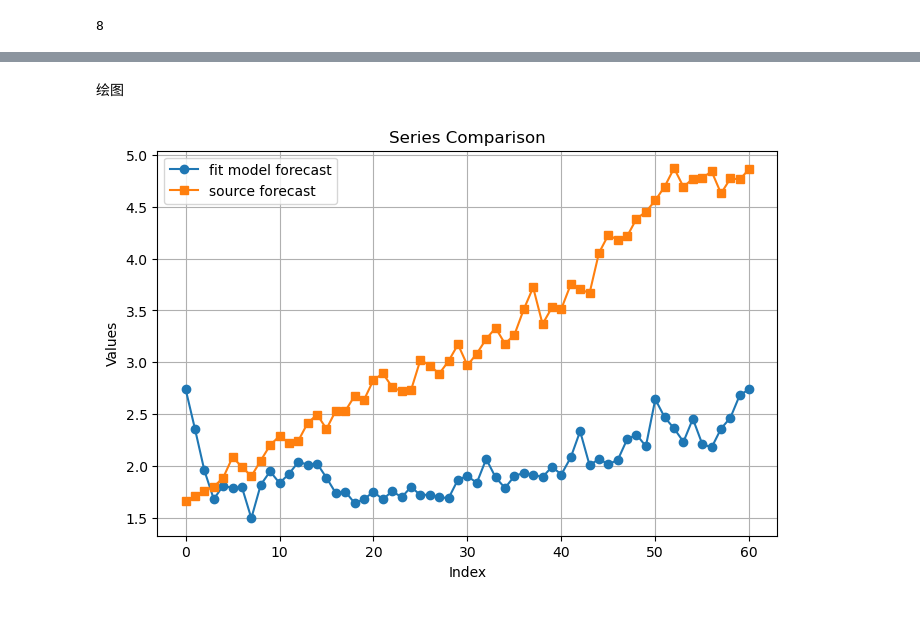
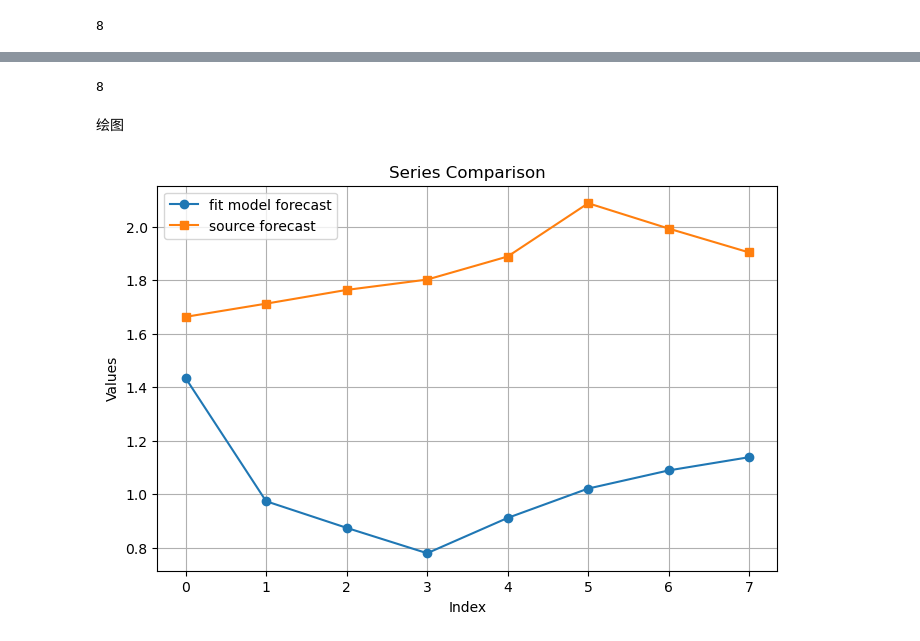
Before and after one commit to evaseemefly/MLProj, a Jupyter notebook: byJupyter/04-构建模型/04-01将数据切分后构建模型.ipynb, the cells around one changed output, grey strips where cells are left out. Drawn from its saved outputs; the diff is of its cells as text; code cells hidden in the pictures.

```diff
--- a/byJupyter/04-构建模型/04-01将数据切分后构建模型.ipynb
+++ b/byJupyter/04-构建模型/04-01将数据切分后构建模型.ipynb
@@ -53,3 +55,3 @@ df_forecast.shape
 # %%
-# df_realdata_24= df_realdata.iloc[0:8,:]
-# df_realdata_24.shape
+df_realdata_24= df_realdata.iloc[0:8,:]
+df_realdata_24.shape
@@ -56,3 +60,7 @@ df_forecast.shape
+# %%
+# 手动将上面切分后的 df_forecast_24 与 df_realdata_24 赋值给 df_forecast 和 df_realdata
+df_forecast = df_forecast_24
+df_realdata = df_realdata_24
 # %% [markdown]
 #### step2: 将[0,24]的数据作为训练及预测数据
 # %%
@@ -129,7 +137,7 @@ y_test = np.nan_to_num(y_test, nan=0.0)
 # %%
 # TODO:[-] 25-06-12 屏蔽是会去掉该时刻的所有数据吗？
 model = Sequential()
-model.add(Masking(mask_value=0.0, input_shape=(61, 1)))
+model.add(Masking(mask_value=0.0, input_shape=(8, 1)))
 # step2: 添加双向LSTM层
 # 双向 LSTM 同时从前向和后向处理时序数据，从而捕获更多上下文信息，提升特征提取能力。
 # units=128：LSTM 层中每个方向上有 128 个神经元。
@@ -140,7 +148,7 @@ model.add(Masking(mask_value=0.0, input_shape=(61, 1)))
 # v2 改为: tanh
 model.add(Bidirectional(LSTM(units=256, return_sequences=True,
                              activation='tanh',
-                             input_shape=(61, 1))))
+                             input_shape=(8, 1))))
 # step3: 添加 Dropout 层，在训练时随机将 20% 的神经元输出设为 0。
 # Dropout 是一种正则化方法，有助于防止模型过拟合；通过随机丢弃部分神经元，模型不能过分依赖局部特征，从而提高泛化能力。
 model.add(Dropout(0.2))
@@ -170,6 +178,6 @@ model.compile(optimizer='adam', loss='mse')
 # validation_data=(X_test, y_test) 在每个 epoch 结束后，模型也会评估一次在验证集上的损失。这有助于监控过拟合情况以及训练过程的稳定性。
 # 将 validation_data 从 (X_test, y_test) 修改为 (X_test, y_test, val_weights)
 model.fit(X_train, y_train, epochs=10, batch_size=16, validation_data=(X_test, y_test))
-# model.save(model_path)s
+model.save(model_path)
 # %% [output]
 Epoch 1/10
@@ -303,21 +286,28 @@ df_source
 # %%
 source_model_series=df_source['0']
+# %%
+# 对于原始风场模型RMSE进行截取
+source_model_series_split= source_model_series.iloc[0:8]
+# %%
+len(source_model_series_split)
+# %% [output]
+8
 # %% [markdown]
 绘图
 # %%
 # 创建图表
 plt.figure(figsize=(8, 5))  # 设置图像大小
 plt.plot(rmse_series, label="fit model forecast", marker='o')  # 绘制第一条线
-plt.plot(source_model_series, label="source forecast", marker='s')  # 绘制第二条线
+plt.plot(source_model_series_split, label="source forecast", marker='s')  # 绘制第二条线
 
 # 添加标题和标签
 plt.title("Series Comparison")
 plt.xlabel("Index")
 plt.ylabel("Values")
 plt.legend()  # 显示图例
 plt.grid()  # 添加网格线
 
 # 显示图表
 plt.show()
 # %% [output]
-[figure, old version]
+[figure, new version]
```
Also changed, not shown: parts of 18 cells of this notebook, 11 other files.
